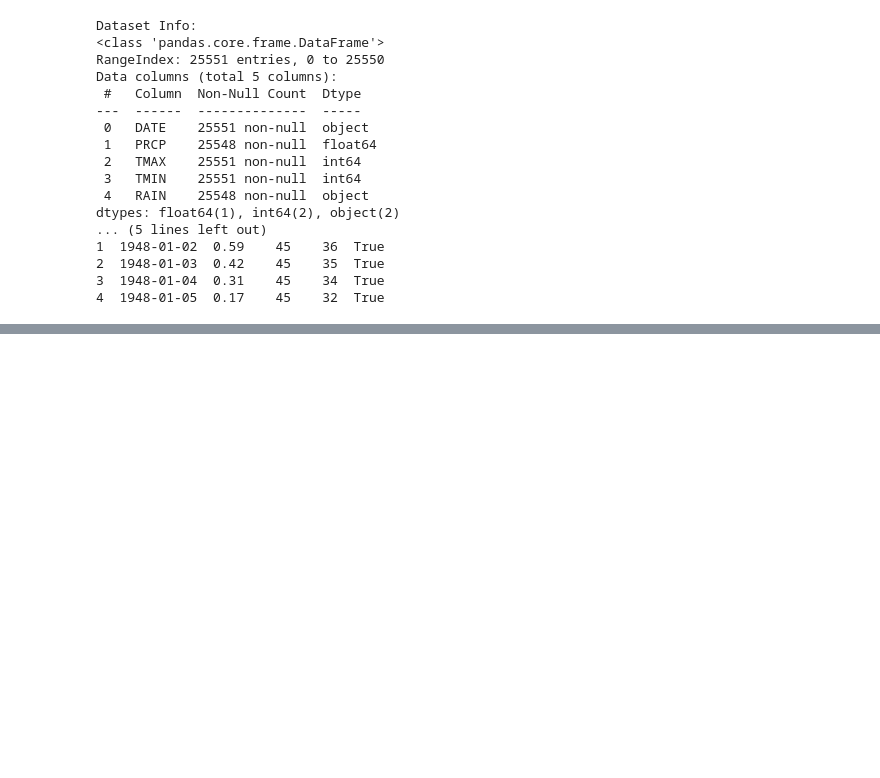
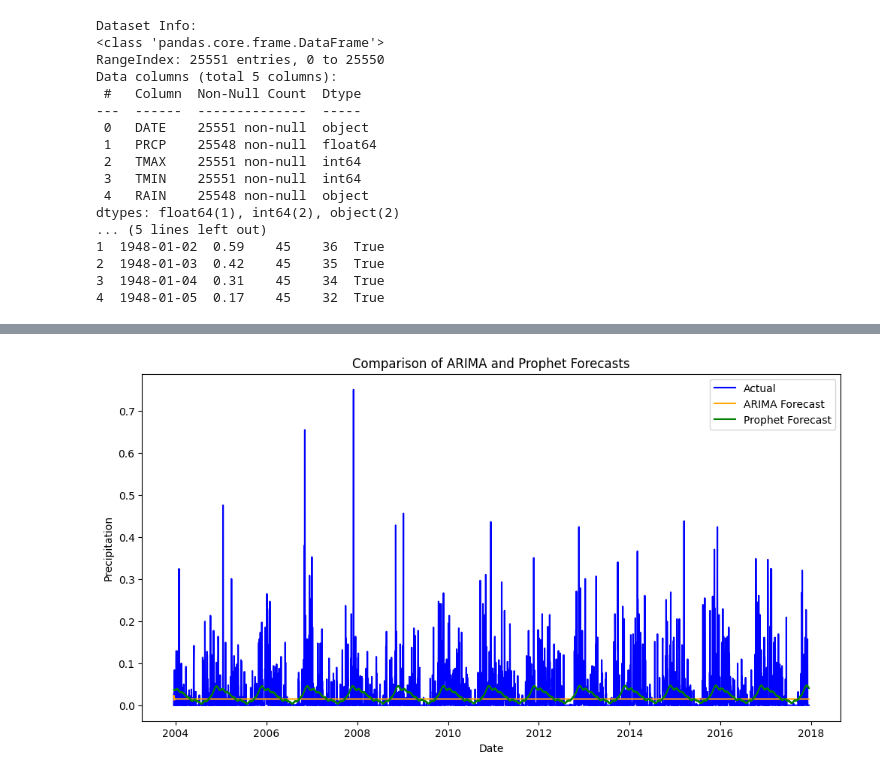
Before and after one commit to NisargPraj/CMPE-255-Data-Mining-Nisarg-Prajapati, a Jupyter notebook: Data preparation, eda, visualizatoin assignment/Time Series/Seattle_Weather_Dataset_EDA_and_Preprocessing.ipynb, the cells around one changed output, grey strips where cells are left out. Cells and saved outputs as stored; diff of their text form; code cells hidden in the pictures; blank space fills up the shorter version.

```diff
--- a/Data preparation, eda, visualizatoin assignment/Time Series/Seattle_Weather_Dataset_EDA_and_Preprocessing.ipynb
+++ b/Data preparation, eda, visualizatoin assignment/Time Series/Seattle_Weather_Dataset_EDA_and_Preprocessing.ipynb
@@ -233,0 +152,16 @@ INFO:cmdstanpy:Chain [1] done processing
+# %%
+# Filter the forecast to match the test period
+prophet_forecast_test = forecast.loc[forecast['ds'].isin(test_prophet['ds'])]
+
+# Plot the comparison
+plt.figure(figsize=(12, 6))
+plt.plot(test_data.index, test_data, label="Actual", color="blue")
+plt.plot(test_data.index, arima_forecast, label="ARIMA Forecast", color="orange")
+plt.plot(prophet_forecast_test['ds'], prophet_forecast_test['yhat'], label="Prophet Forecast", color="green")
+plt.title("Comparison of ARIMA and Prophet Forecasts")
+plt.xlabel("Date")
+plt.ylabel("Precipitation")
+plt.legend()
+plt.show()
+# %% [output]
+[figure, added]
```
Also changed, not shown: parts of 7 cells of this notebook.
